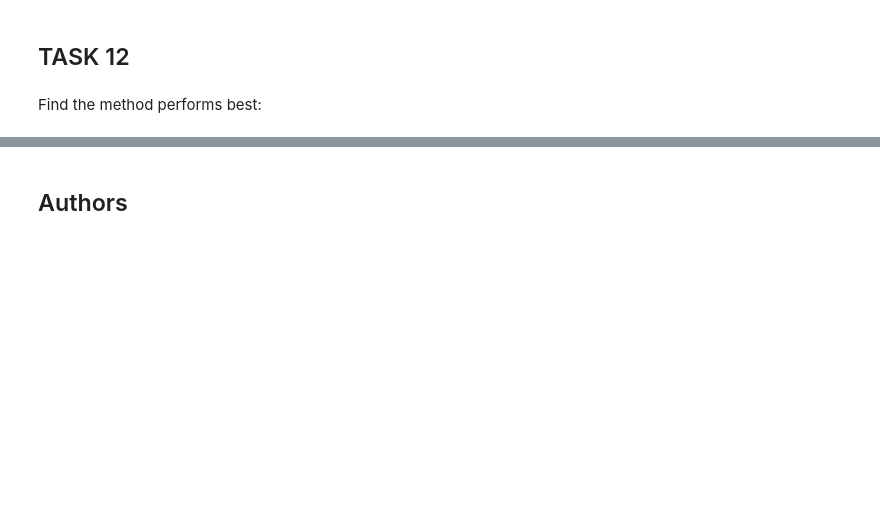
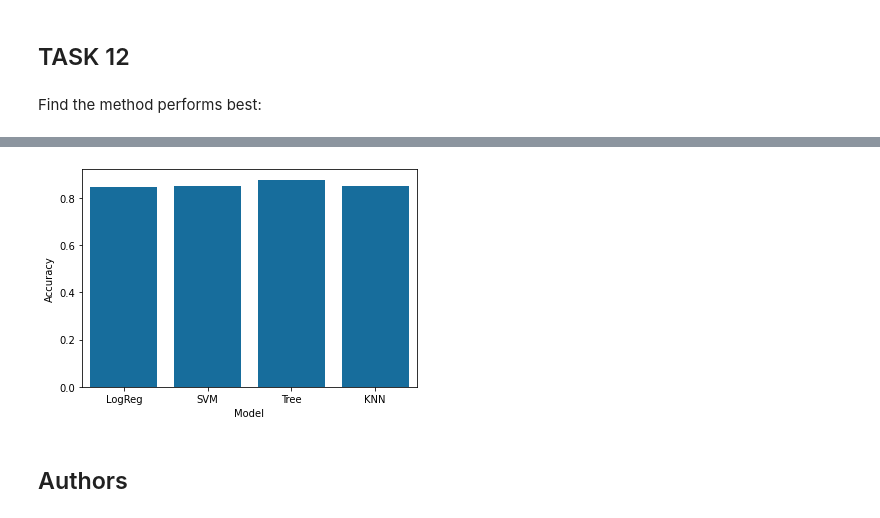
Before and after one commit to seowteckkueh/Coursera-IBM-Data-Science, a Jupyter notebook: Capstone/8 SpaceX_Machine Learning Prediction_Part_5.ipynb, the cells around one changed output, grey strips where cells are left out. Cells and saved outputs as stored; diff of their text form; code cells hidden in the pictures; blank space fills up the shorter version.

```diff
--- a/Capstone/8 SpaceX_Machine Learning Prediction_Part_5.ipynb
+++ b/Capstone/8 SpaceX_Machine Learning Prediction_Part_5.ipynb
@@ -343,0 +344,3 @@ Best paramaters:  {'criterion': 'entropy', 'max_depth': 4, 'max_features': 'sqrt
+# %%
+data_accuracy=pd.DataFrame([models]).transpose().reset_index().rename(columns={'index':'Model',0:'Accuracy'})
+data_accuracy
@@ -344,3 +353,9 @@ Best paramaters:  {'criterion': 'entropy', 'max_depth': 4, 'max_features': 'sqrt
+# %%
+sns.set_color_codes('colorblind')
+sns.barplot(x='Model',y='Accuracy',data=data_accuracy,color='b')
+plt.show()
+# %% [output]
+[figure, added]
 # %% [markdown]
 ## Authors
 # %% [markdown]
```
Also changed, not shown: parts of 4 cells of this notebook.
